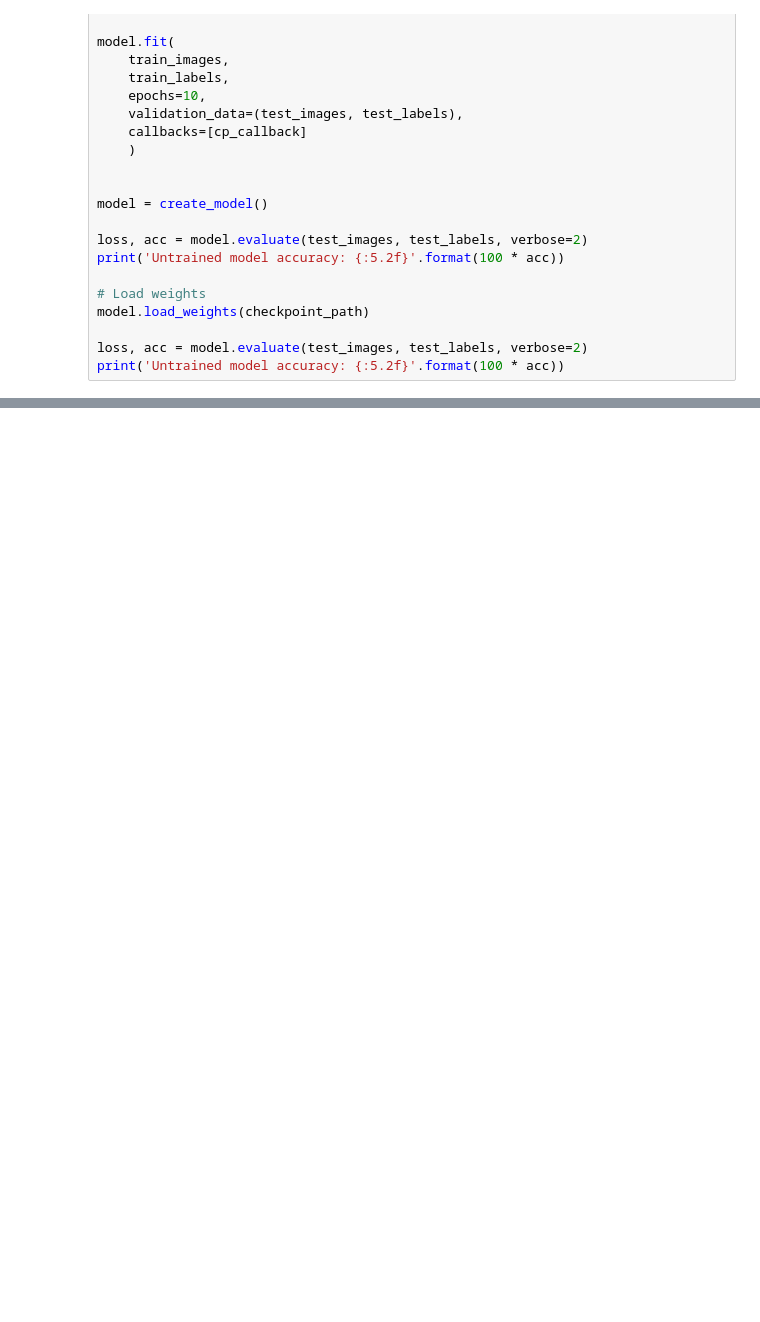
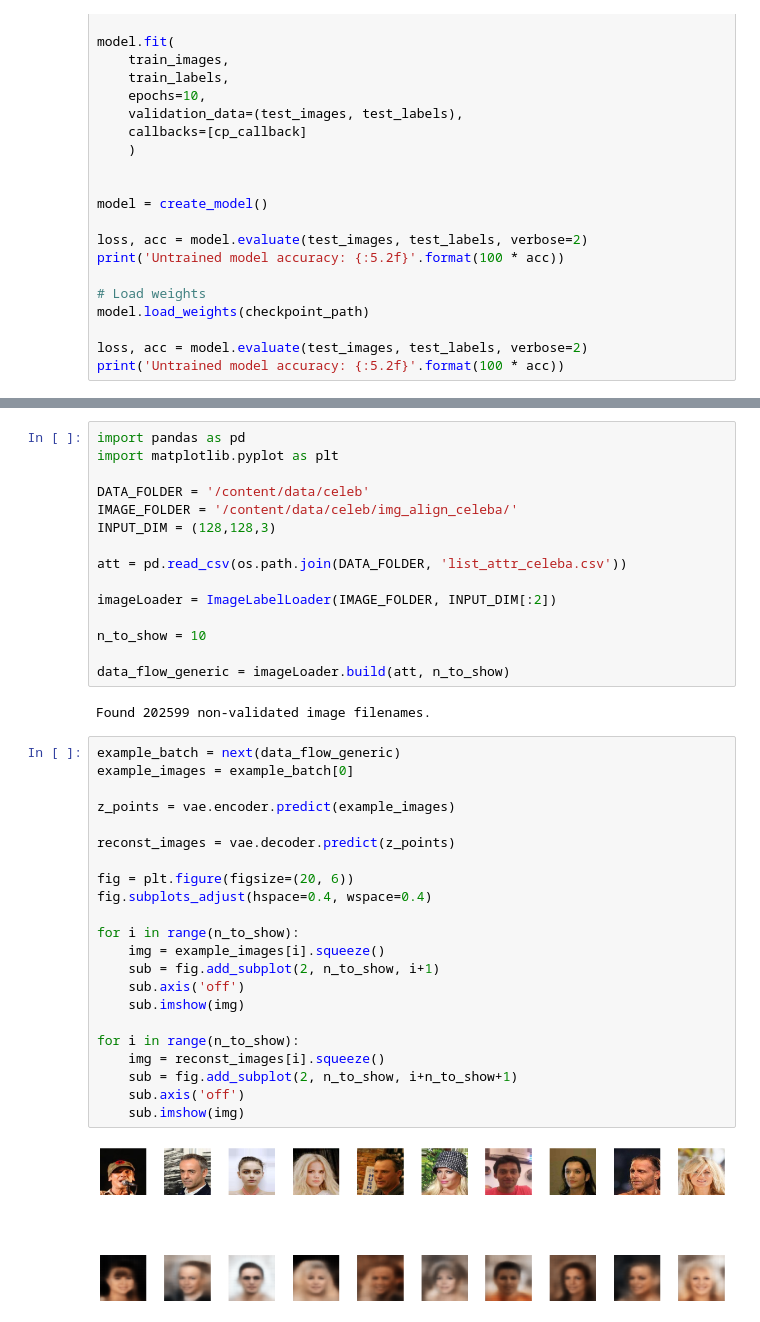
Before and after one commit to git-bauerseb/deep-learning, a Jupyter notebook: generative_deep_learning.ipynb, the cells around one changed output, grey strips where cells are left out. Cells and saved outputs as stored; diff of their text form; blank space fills up the shorter version.

```diff
--- a/generative_deep_learning.ipynb
+++ b/generative_deep_learning.ipynb
@@ -894,0 +1166,41 @@ mkdir: cannot create directory ‘/root/.kaggle/’: File exists
+# %%
+import pandas as pd
+import matplotlib.pyplot as plt
+
+DATA_FOLDER = '/content/data/celeb'
+IMAGE_FOLDER = '/content/data/celeb/img_align_celeba/'
+INPUT_DIM = (128,128,3)
+
+att = pd.read_csv(os.path.join(DATA_FOLDER, 'list_attr_celeba.csv'))
+
+imageLoader = ImageLabelLoader(IMAGE_FOLDER, INPUT_DIM[:2])
+
+n_to_show = 10
+
+data_flow_generic = imageLoader.build(att, n_to_show)
+# %% [output]
+Found 202599 non-validated image filenames.
+# %%
+example_batch = next(data_flow_generic)
+example_images = example_batch[0]
+
+z_points = vae.encoder.predict(example_images)
+
+reconst_images = vae.decoder.predict(z_points)
+
+fig = plt.figure(figsize=(20, 6))
+fig.subplots_adjust(hspace=0.4, wspace=0.4)
+
+for i in range(n_to_show):
+    img = example_images[i].squeeze()
+    sub = fig.add_subplot(2, n_to_show, i+1)
+    sub.axis('off')
+    sub.imshow(img)
+
+for i in range(n_to_show):
+    img = reconst_images[i].squeeze()
+    sub = fig.add_subplot(2, n_to_show, i+n_to_show+1)
+    sub.axis('off')
+    sub.imshow(img)
+# %% [output]
+[figure, added]
```
Also changed, not shown: parts of 23 cells of this notebook.
